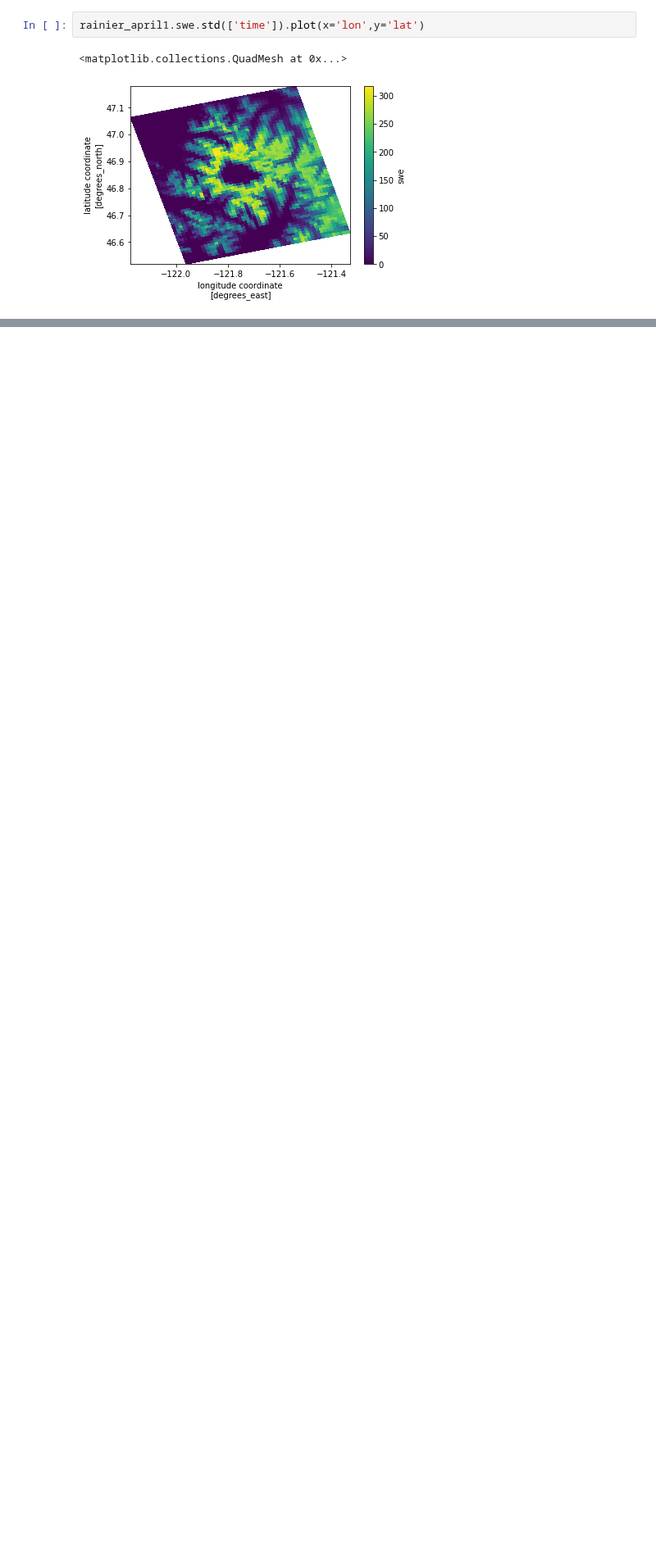
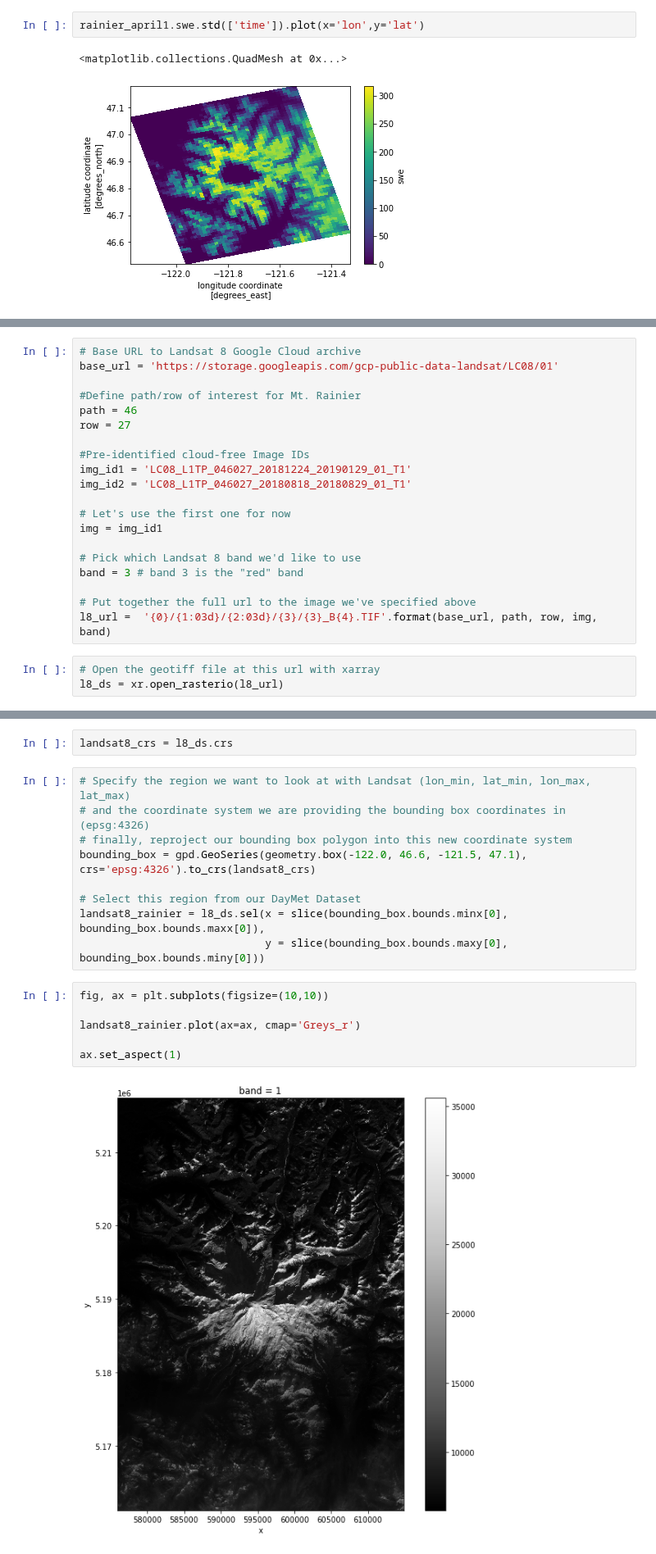
Before and after one commit to waterhackweek/waterdata, a Jupyter notebook: gridded_data_tutorial_3.ipynb, the cells around one changed output, grey strips where cells are left out. Shown at 82% size. Drawn from its saved outputs; the diff is of its cells as text; blank space fills up the shorter version.

Commit message:
Update text in this notebook, add quick example of landsat raster plotting

```diff
--- a/gridded_data_tutorial_3.ipynb
+++ b/gridded_data_tutorial_3.ipynb
@@ -203,0 +225,23 @@ rainier_april1.swe.std(['time']).plot(x='lon',y='lat')
+# %%
+# Base URL to Landsat 8 Google Cloud archive
+base_url = 'https://storage.googleapis.com/gcp-public-data-landsat/LC08/01'
+
+#Define path/row of interest for Mt. Rainier
+path = 46
+row = 27
+
+#Pre-identified cloud-free Image IDs
+img_id1 = 'LC08_L1TP_046027_20181224_20190129_01_T1'
+img_id2 = 'LC08_L1TP_046027_20180818_20180829_01_T1'
+
+# Let's use the first one for now
+img = img_id1
+
+# Pick which Landsat 8 band we'd like to use
+band = 3 # band 3 is the "red" band
+
+# Put together the full url to the image we've specified above
+l8_url =  '{0}/{1:03d}/{2:03d}/{3}/{3}_B{4}.TIF'.format(base_url, path, row, img, band)
+# %%
+# Open the geotiff file at this url with xarray
+l8_ds = xr.open_rasterio(l8_url)
@@ -203,0 +270,19 @@ rainier_april1.swe.std(['time']).plot(x='lon',y='lat')
+# %%
+landsat8_crs = l8_ds.crs
+# %%
+# Specify the region we want to look at with Landsat (lon_min, lat_min, lon_max, lat_max)
+# and the coordinate system we are providing the bounding box coordinates in (epsg:4326)
+# finally, reproject our bounding box polygon into this new coordinate system
+bounding_box = gpd.GeoSeries(geometry.box(-122.0, 46.6, -121.5, 47.1), crs='epsg:4326').to_crs(landsat8_crs)
+
+# Select this region from our DayMet Dataset
+landsat8_rainier = l8_ds.sel(x = slice(bounding_box.bounds.minx[0], bounding_box.bounds.maxx[0]),
+                             y = slice(bounding_box.bounds.maxy[0], bounding_box.bounds.miny[0]))
+# %%
+fig, ax = plt.subplots(figsize=(10,10))
+
+landsat8_rainier.plot(ax=ax, cmap='Greys_r')
+
+ax.set_aspect(1)
+# %% [output]
+[figure, added]
```
Also changed, not shown: parts of 15 cells of this notebook.
